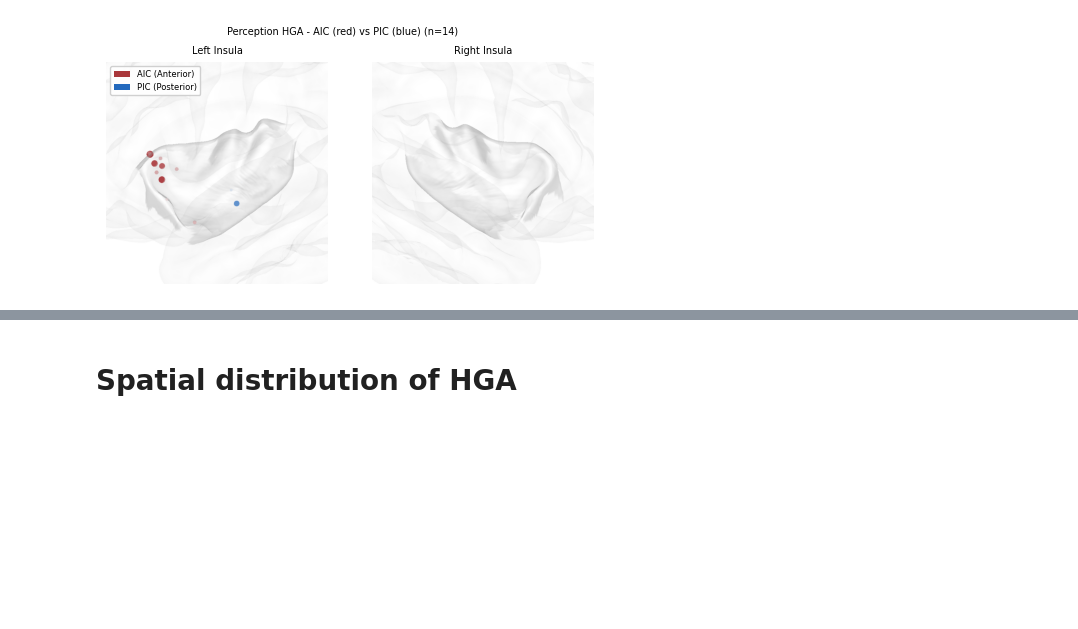
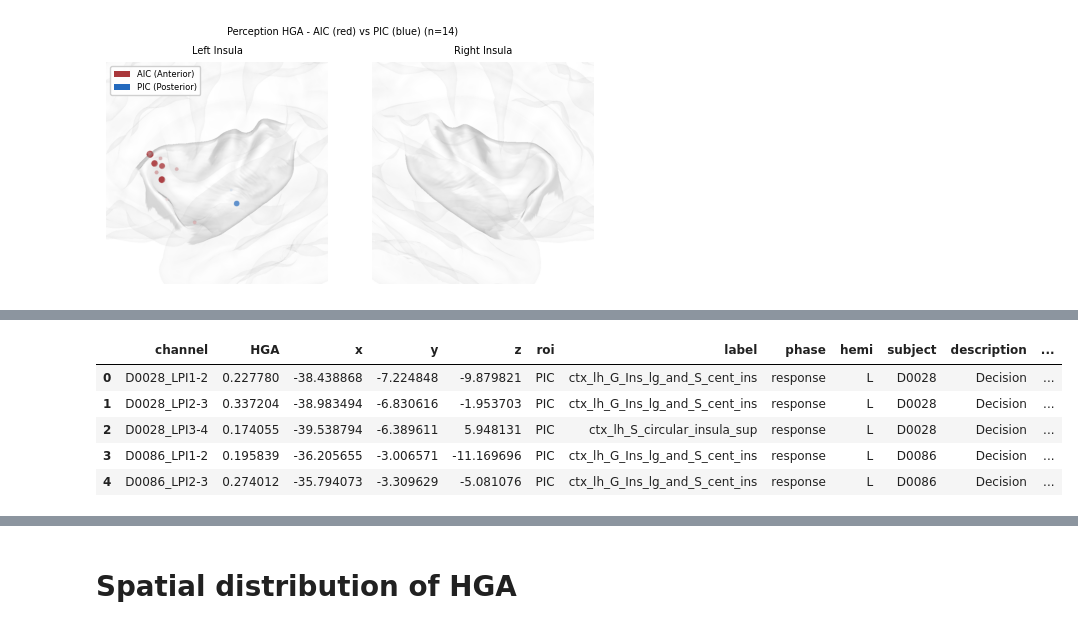
Before and after one commit to shinanlin/insula, a Jupyter notebook: viz/fig2.ipynb, the cells around one changed output, grey strips where cells are left out. Saved outputs shown, nothing was run; the diff lists cells and outputs as text; code cells hidden in the pictures; blank space fills up the shorter version.

```diff
--- a/viz/fig2.ipynb
+++ b/viz/fig2.ipynb
@@ -991,0 +1226,28 @@ libEGL warning: failed to open /dev/dri/card0: Permission denied
+# %%
+spatial = subset_[
+    (subset_.phase == 'response')
+    & (subset_.time>-1)
+    & (subset_.time<1)
+    ].groupby('channel').agg({
+    'value': 'max',
+    'x': 'first',
+    'y': 'first',
+    'z': 'first',
+    'roi': 'first',
+    'label': 'first',
+    'phase': 'first',
+    'hemi': 'first',
+    'subject': 'first',
+    'description': 'first',
+    'task': 'first'
+}).reset_index()
+
+spatial.rename(columns={'value': 'HGA'}, inplace=True)
+spatial.head()
+# %% [output]
+|  | channel | HGA | x | y | z | roi | label | phase | hemi | subject | description | ... |
+| 0 | D0028_LPI1-2 | 0.227780 | -38.438868 | -7.224848 | -9.879821 | PIC | ctx_lh_G_Ins_lg_and_S_cent_ins | response | L | D0028 | Decision | ... |
+| 1 | D0028_LPI2-3 | 0.337204 | -38.983494 | -6.830616 | -1.953703 | PIC | ctx_lh_G_Ins_lg_and_S_cent_ins | response | L | D0028 | Decision | ... |
+| 2 | D0028_LPI3-4 | 0.174055 | -39.538794 | -6.389611 | 5.948131 | PIC | ctx_lh_S_circular_insula_sup | response | L | D0028 | Decision | ... |
+| 3 | D0086_LPI1-2 | 0.195839 | -36.205655 | -3.006571 | -11.169696 | PIC | ctx_lh_G_Ins_lg_and_S_cent_ins | response | L | D0086 | Decision | ... |
+| 4 | D0086_LPI2-3 | 0.274012 | -35.794073 | -3.309629 | -5.081076 | PIC | ctx_lh_G_Ins_lg_and_S_cent_ins | response | L | D0086 | Decision | ... |
```
Also changed, not shown: parts of 7 cells of this notebook.
